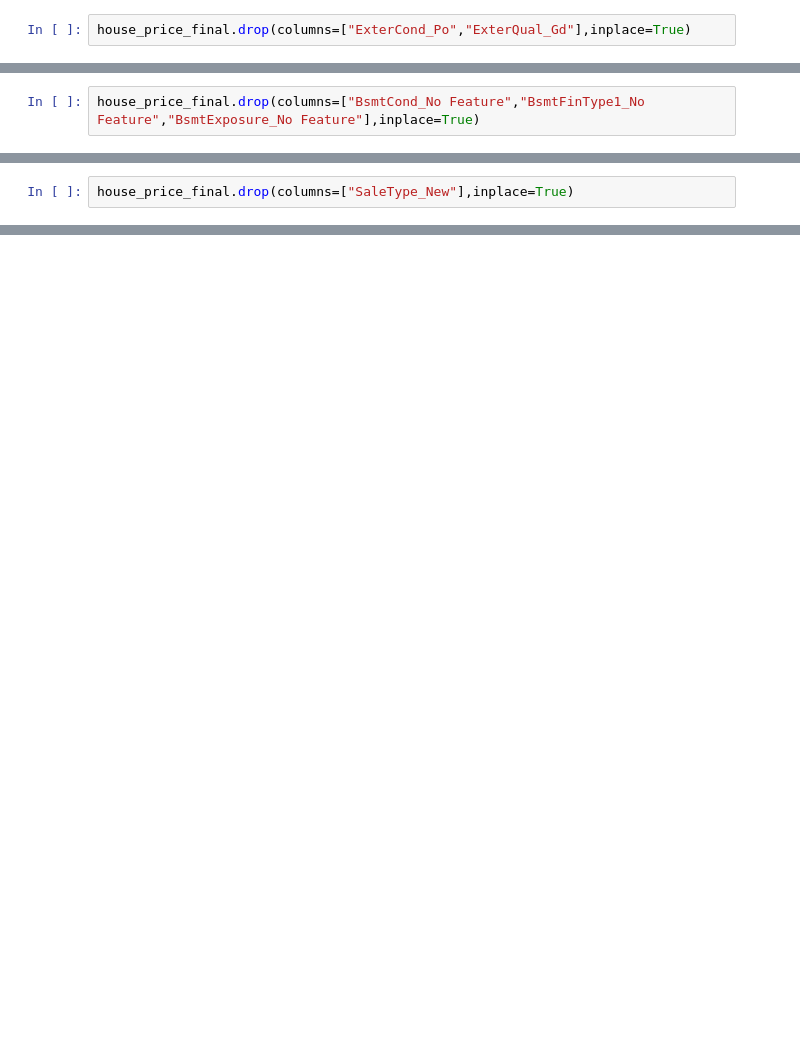
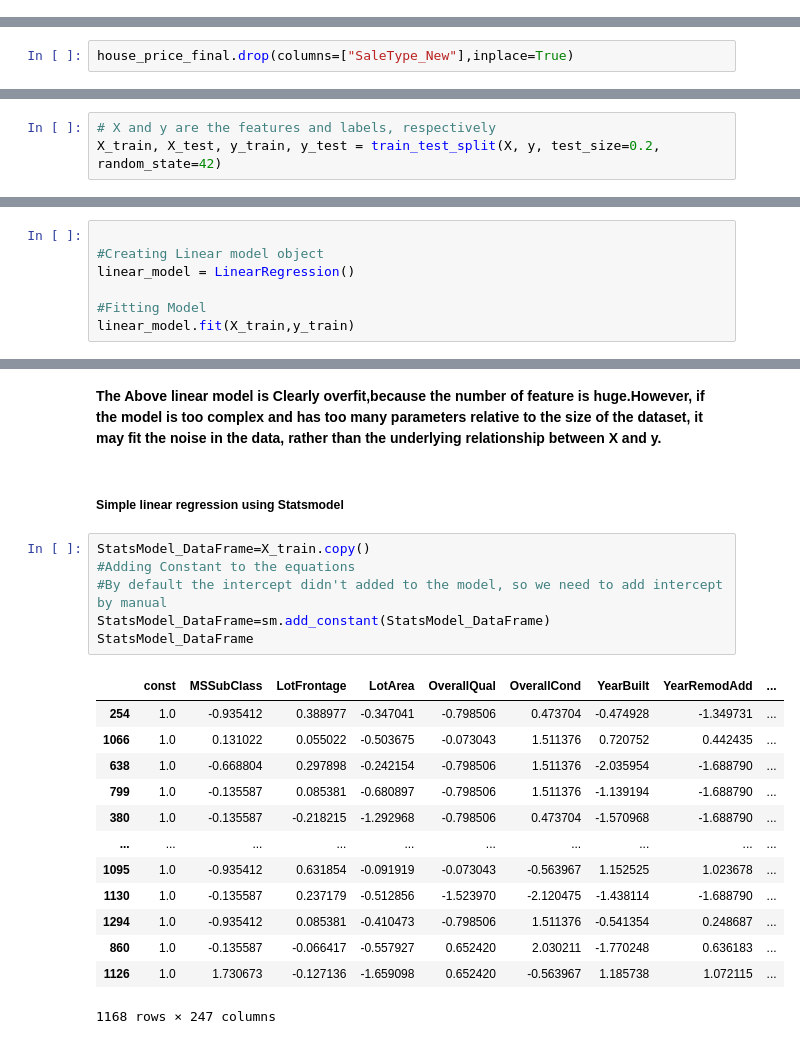
Before and after one commit to HussainPythonista/Australian_Housing_Prediction, a Jupyter notebook: Housing_DataSet_Data_Preparation_Model.ipynb, the cells around one changed output, grey strips where cells are left out. Cells and saved outputs as stored; diff of their text form; blank space fills up the shorter version.

```diff
--- a/Housing_DataSet_Data_Preparation_Model.ipynb
+++ b/Housing_DataSet_Data_Preparation_Model.ipynb
@@ -235,5 +328,3 @@ plt.show()
-# %%
-house_price_final.drop(columns=["ExterCond_Po","ExterQual_Gd"],inplace=True)
 # %% [markdown]
 #### Batch 7 Corelation
 Checking the Correlation and handle highly corelated variables
@@ -245,8 +336,6 @@ sb.heatmap(corr_matrix, cmap="YlGnBu", annot=True)
 plt.show()
 # %% [output]
 [figure]
-# %%
-house_price_final.drop(columns=["BsmtCond_No Feature","BsmtFinType1_No Feature","BsmtExposure_No Feature"],inplace=True)
 # %% [markdown]
 #### Batch 8 Corelation
 Checking the Correlation and handle highly corelated variables
@@ -517,0 +416,3 @@ first_Value
+# %%
+# X and y are the features and labels, respectively
+X_train, X_test, y_train, y_test = train_test_split(X, y, test_size=0.2, random_state=42)
@@ -517,0 +421,7 @@ first_Value
+# %%
+
+#Creating Linear model object
+linear_model = LinearRegression()
+
+#Fitting Model
+linear_model.fit(X_train,y_train)
@@ -517,0 +535,24 @@ first_Value
+# %% [markdown]
+**The Above linear model is Clearly overfit,because the number of feature is huge.However, if the model is too complex and has too many parameters relative to the size of the dataset, it may fit the noise in the data, rather than the underlying relationship between X and y.**
+# %% [markdown]
+##### Simple linear regression using Statsmodel
+# %%
+StatsModel_DataFrame=X_train.copy()
+#Adding Constant to the equations
+#By default the intercept didn't added to the model, so we need to add intercept by manual
+StatsModel_DataFrame=sm.add_constant(StatsModel_DataFrame)
+StatsModel_DataFrame
+# %% [output]
+|  | const | MSSubClass | LotFrontage | LotArea | OverallQual | OverallCond | YearBuilt | YearRemodAdd | ... |
+| 254 | 1.0 | -0.935412 | 0.388977 | -0.347041 | -0.798506 | 0.473704 | -0.474928 | -1.349731 | ... |
+| 1066 | 1.0 | 0.131022 | 0.055022 | -0.503675 | -0.073043 | 1.511376 | 0.720752 | 0.442435 | ... |
+| 638 | 1.0 | -0.668804 | 0.297898 | -0.242154 | -0.798506 | 1.511376 | -2.035954 | -1.688790 | ... |
+| 799 | 1.0 | -0.135587 | 0.085381 | -0.680897 | -0.798506 | 1.511376 | -1.139194 | -1.688790 | ... |
+| 380 | 1.0 | -0.135587 | -0.218215 | -1.292968 | -0.798506 | 0.473704 | -1.570968 | -1.688790 | ... |
+| ... | ... | ... | ... | ... | ... | ... | ... | ... | ... |
+| 1095 | 1.0 | -0.935412 | 0.631854 | -0.091919 | -0.073043 | -0.563967 | 1.152525 | 1.023678 | ... |
+| 1130 | 1.0 | -0.135587 | 0.237179 | -0.512856 | -1.523970 | -2.120475 | -1.438114 | -1.688790 | ... |
+| 1294 | 1.0 | -0.935412 | 0.085381 | -0.410473 | -0.798506 | 1.511376 | -0.541354 | 0.248687 | ... |
+| 860 | 1.0 | -0.135587 | -0.066417 | -0.557927 | 0.652420 | 2.030211 | -1.770248 | 0.636183 | ... |
+| 1126 | 1.0 | 1.730673 | -0.127136 | -1.659098 | 0.652420 | -0.563967 | 1.185738 | 1.072115 | ... |
+1168 rows × 247 columns
```
Also changed, not shown: parts of 86 cells of this notebook.
